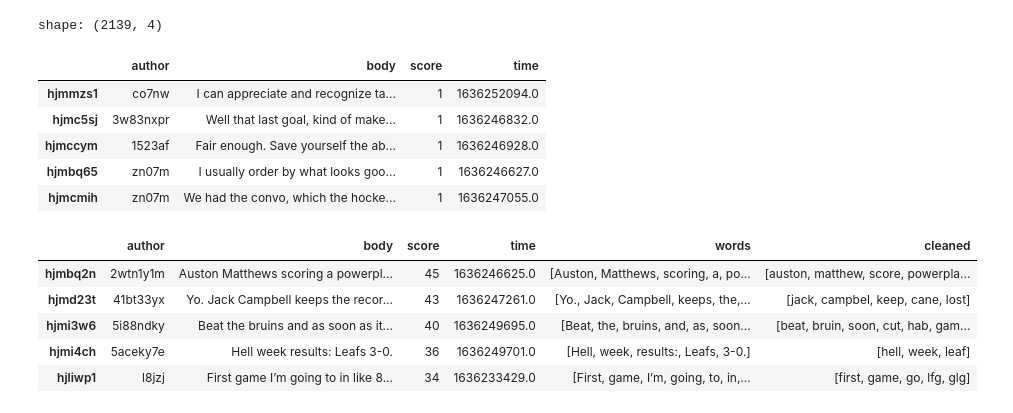
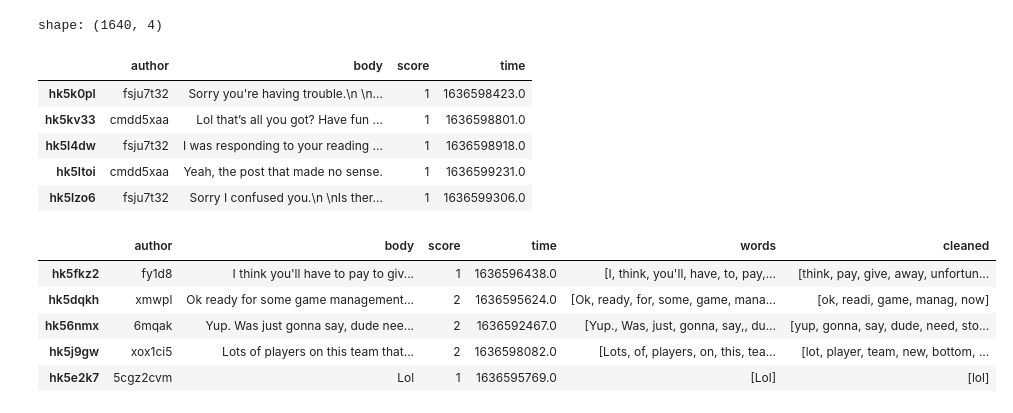
Before and after one commit to jkaterberg/sentiment_analyzer_for_reddit, a Jupyter notebook: sentiment_analysis.ipynb, the cells around one changed output. Saved outputs shown, nothing was run; the diff lists cells and outputs as text; code cells hidden in the pictures.

```diff
--- a/sentiment_analysis.ipynb
+++ b/sentiment_analysis.ipynb
@@ -12,56 +11,66 @@ import datetime
 # %%
 # Load data from file
-filename = "data/qo95nt_20211110093614503123.json"
+filename = "data/qr62yd.json"
 
 df = pd.read_json(filename).T
 print("shape:", df.shape)
 df.tail()
 # %% [output]
-shape: (2139, 4)
+shape: (1640, 4)
 |  | author | body | score | time |
-| hjmmzs1 | co7nw | I can appreciate and recognize ta... | 1 | 1636252094.0 |
-| hjmc5sj | 3w83nxpr | Well that last goal, kind of make... | 1 | 1636246832.0 |
-| hjmccym | 1523af | Fair enough. Save yourself the ab... | 1 | 1636246928.0 |
-| hjmbq65 | zn07m | I usually order by what looks goo... | 1 | 1636246627.0 |
-| hjmcmih | zn07m | We had the convo, which the hocke... | 1 | 1636247055.0 |
+| hk5k0pl | fsju7t32 | Sorry you're having trouble.\n \n... | 1 | 1636598423.0 |
+| hk5kv33 | cmdd5xaa | Lol that’s all you got? Have fun ... | 1 | 1636598801.0 |
+| hk5l4dw | fsju7t32 | I was responding to your reading ... | 1 | 1636598918.0 |
+| hk5ltoi | cmdd5xaa | Yeah, the post that made no sense. | 1 | 1636599231.0 |
+| hk5lzo6 | fsju7t32 | Sorry I confused you.\n \nIs ther... | 1 | 1636599306.0 |
 # %%
-#Analysis setup
+# Analysis setup
 sia = SentimentIntensityAnalyzer()
+
 
 def sentiment(comment: str):
     return sia.polarity_scores(comment)['compound']
 
+
 def is_positive(comment: str):
-    return sentiment(comment) > 0;
+    return sentiment(comment) > 0
+
+
+def is_negative(comment):
+    return sentiment(comment) < 0
+
+
+def purge_punct(word):
+    return "".join([c for c in word if c not in string.punctuation])
+
+
+def clean(words):
+    g = []
+    for comment in df['words']:
+        l = []
+        for token in comment:
+            if token.lower() not in stopwords:
+                l.append(snowball.stem(
+                    purge_punct(token)))
+        g.append(l)
+    return g
 # %%
 # Data cleanup
-stopwords = nltk.corpus.stopwords.words("english") + ["like", "get"]
+stopwords = nltk.corpus.stopwords.words("english") + ["get", "i", "the"]
 snowball = nltk.stem.SnowballStemmer('english')
 
 #words = [j.lower() for i in [w.split() for w in comments] for j in i]
 df['words'] = [token.split() for token in df['body']]
-
-g = []
-for comment in df['words']:
-    l = []
-    for token in comment:
-        if token.isalpha() and token not in stopwords:
-            l.append(snowball.stem(token.lower()))
-    g.append(l)
-
-df['cleaned'] = g
+df['cleaned'] = clean(df['words'])
 
 words = [j for i in [w for w in df['cleaned'].tolist()] for j in i]
 
-df.head()
-
-# various algorithms to get the base of each
-#snowball_words = [snowball.stem(w) for w in df['cleaned']]
+df.sample(5)
 # %% [output]
 |  | author | body | score | time | words | cleaned |
-| hjmbq2n | 2wtn1y1m | Auston Matthews scoring a powerpl... | 45 | 1636246625.0 | [Auston, Matthews, scoring, a, po... | [auston, matthew, score, powerpla... |
-| hjmd23t | 41bt33yx | Yo. Jack Campbell keeps the recor... | 43 | 1636247261.0 | [Yo., Jack, Campbell, keeps, the,... | [jack, campbel, keep, cane, lost] |
-| hjmi3w6 | 5i88ndky | Beat the bruins and as soon as it... | 40 | 1636249695.0 | [Beat, the, bruins, and, as, soon... | [beat, bruin, soon, cut, hab, gam... |
-| hjmi4ch | 5aceky7e | Hell week results: Leafs 3-0. | 36 | 1636249701.0 | [Hell, week, results:, Leafs, 3-0.] | [hell, week, leaf] |
-| hjliwp1 | l8jzj | First game I’m going to in like 8... | 34 | 1636233429.0 | [First, game, I’m, going, to, in,... | [first, game, go, lfg, glg] |
+| hk5fkz2 | fy1d8 | I think you'll have to pay to giv... | 1 | 1636596438.0 | [I, think, you'll, have, to, pay,... | [think, pay, give, away, unfortun... |
+| hk5dqkh | xmwpl | Ok ready for some game management... | 2 | 1636595624.0 | [Ok, ready, for, some, game, mana... | [ok, readi, game, manag, now] |
+| hk56nmx | 6mqak | Yup. Was just gonna say, dude nee... | 2 | 1636592467.0 | [Yup., Was, just, gonna, say,, du... | [yup, gonna, say, dude, need, sto... |
+| hk5j9gw | xox1ci5 | Lots of players on this team that... | 2 | 1636598082.0 | [Lots, of, players, on, this, tea... | [lot, player, team, new, bottom, ... |
+| hk5e2k7 | 5cgz2cvm | Lol | 1 | 1636595769.0 | [Lol] | [lol] |
 # %%
```
Also changed, not shown: parts of 8 cells of this notebook, 4 other files.
